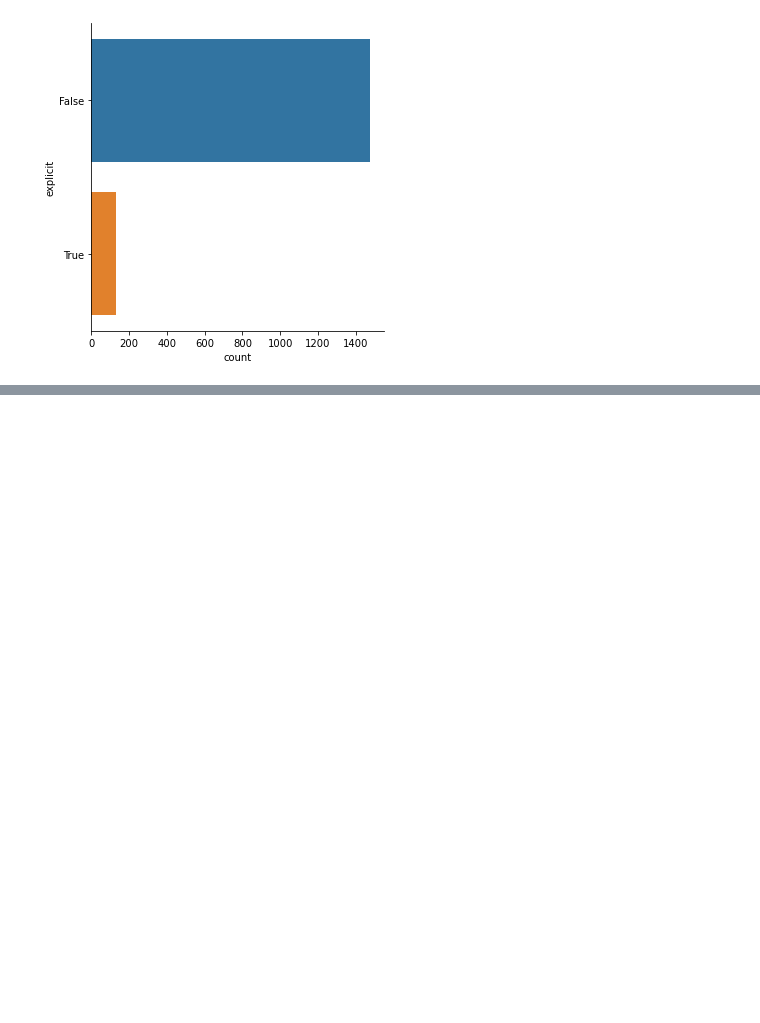
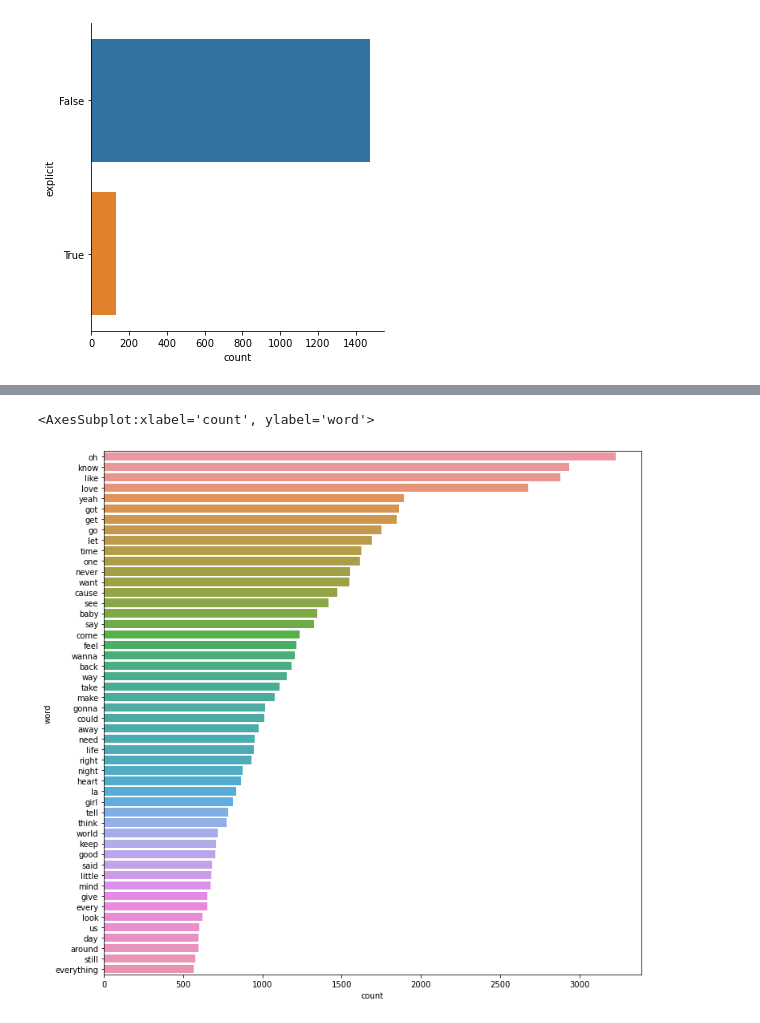
Before and after one commit to pradyumn5000/DSAI_Project, a Jupyter notebook: EDA.ipynb, the cells around one changed output, grey strips where cells are left out. Cells and saved outputs as stored; diff of their text form; code cells hidden in the pictures; blank space fills up the shorter version.

```diff
--- a/EDA.ipynb
+++ b/EDA.ipynb
@@ -184,0 +227,14 @@ Name: explicit, dtype: int64
+# %%
+text= ' '.join(t for t in data['lyrics'])
+words_list= text.split()
+# %%
+word_freq= {}
+for word in set(words_list):
+    word_freq[word]= words_list.count(word)
+#Creating dataframe of words
+df_word= pd.DataFrame(word_freq.items(),columns=['word','count'])
+# %%
+df_word['word_len']= df_word['word'].map(lambda x: len(x))
+# sorting values
+df_word=df_word.sort_values('count',ascending=False).reset_index(drop=True)
+df_word
@@ -184,0 +255,7 @@ Name: explicit, dtype: int64
+# %%
+plt.subplots(figsize=(12,12))
+df_top= df_word.head(50)
+sns.barplot(df_top['count'],df_top['word'])
+# %% [output]
+<AxesSubplot:xlabel='count', ylabel='word'>
+[figure, added]
```
Also changed, not shown: parts of 10 cells of this notebook, 2 other files.
